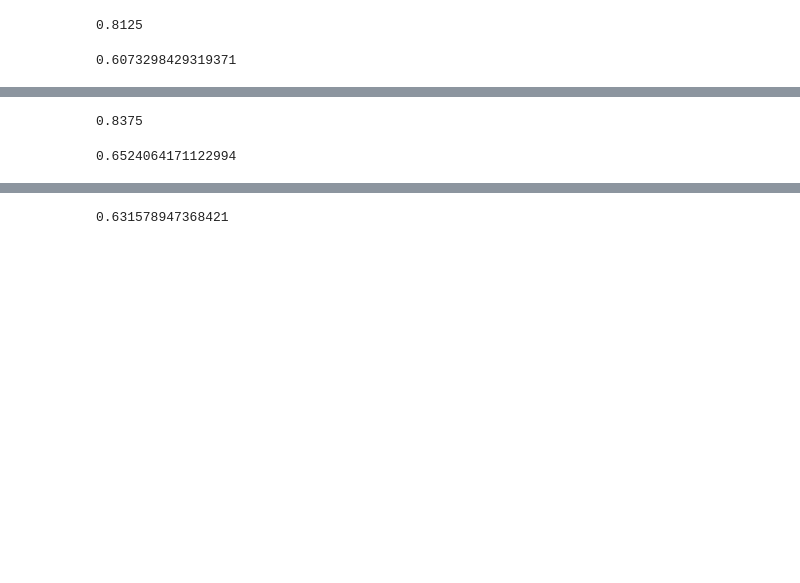
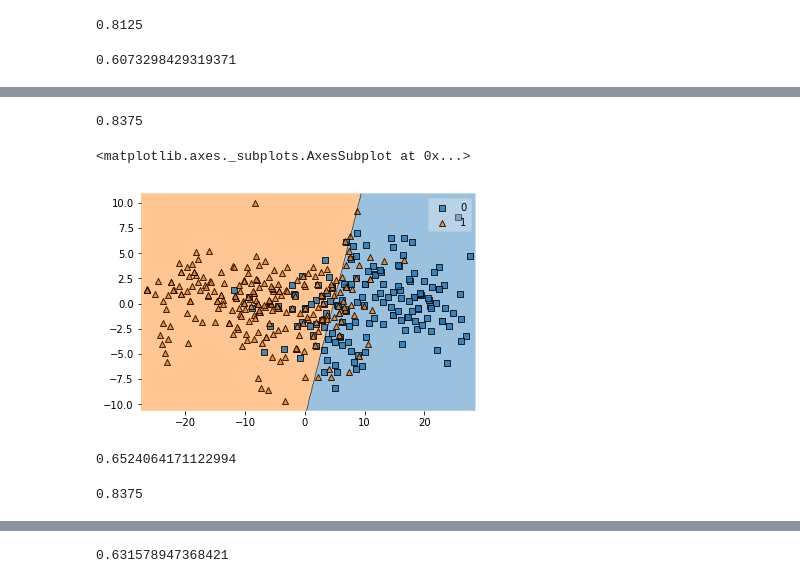
Before and after one commit to dsei210s19-applied-ml-and-dm/ClassificationAssignment, a Jupyter notebook: ClassificationAssignment.ipynb, the cells around one changed output, grey strips where cells are left out. Cells and saved outputs as stored; diff of their text form; code cells hidden in the pictures; blank space fills up the shorter version.

```diff
--- a/ClassificationAssignment.ipynb
+++ b/ClassificationAssignment.ipynb
@@ -184,13 +187,23 @@ cohen_kappa_score(y_test, y_pred)
+# %%
+accuracy_score(y_test, y_pred)
+# %% [output]
+0.8375
+# %%
+plot_decision_regions(X_combined, y_combined, clf=svc)
+# %% [output]
+<matplotlib.axes._subplots.AxesSubplot at 0x...>
+[figure, added]
 # %%
 from sklearn.neighbors import KNeighborsClassifier
 # %%
 knn = KNeighborsClassifier(n_neighbors=11)
-knn.fit(X_train, y_train)
-knn.score(X_test, y_test)
+_ = knn.fit(X_train, y_train)
-# %% [output]
-0.8375
 # %%
 y_pred = knn.predict(X_test)
 cohen_kappa_score(y_test, y_pred)
 # %% [output]
 0.6524064171122994
+# %%
+accuracy_score(y_test, y_pred)
+# %% [output]
+0.8375
```
Also changed, not shown: parts of 13 cells of this notebook.
